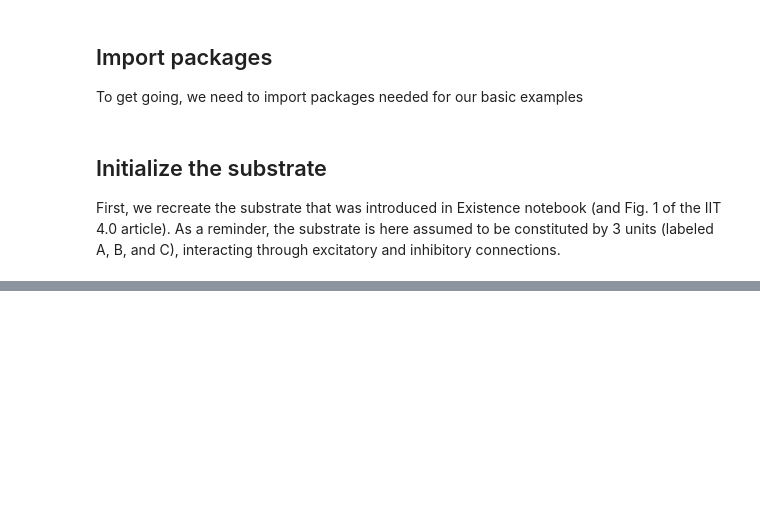
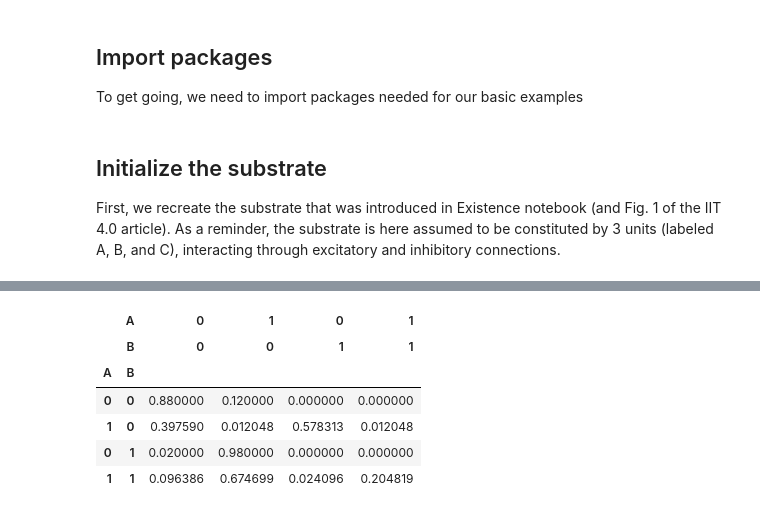
Before and after one commit to bjorneju/IIT_wiki_tutorial, a Jupyter notebook: notebooks/2_intrinsicality.ipynb, the cells around one changed output, grey strips where cells are left out. Saved outputs shown, nothing was run; the diff lists cells and outputs as text; code cells hidden in the pictures; blank space fills up the shorter version.

```diff
--- a/notebooks/2_intrinsicality.ipynb
+++ b/notebooks/2_intrinsicality.ipynb
@@ -73,0 +154,35 @@ So, we first need to find the TPM of the candidate substrate, AB, given that uni
+# %%
+def extract_candidate_tpm(df, background_conditions):
+    # Initialize masks as arrays of True
+    row_mask = np.full(df.shape[0], True)
+    col_mask = np.full(df.shape[1], True)
+
+    # Update the masks for each level specified in background_states
+    for background_units, background_state in background_conditions.items():
+        row_mask &= df.index.get_level_values(background_units) == background_state
+        col_mask &= df.columns.get_level_values(background_units) == background_state
+
+    # Use the masks to extract the desired subset of the data
+    candidate_tpm = df.loc[row_mask, col_mask]
+
+    # Normalize each row so it sums to 1, replace NaNs (caused by 0/0) with 0
+    candidate_tpm = candidate_tpm.div(candidate_tpm.sum(axis=1), axis=0).fillna(0)
+
+    # dropping background condition units from TPM
+    candidate_tpm = candidate_tpm.droplevel(list(background_conditions.keys()))
+    candidate_tpm = candidate_tpm.droplevel(list(background_conditions.keys()), axis=1)
+
+    return candidate_tpm
+# %%
+background_conditions = {2: 1}
+candidate_tpm = extract_candidate_tpm(TPM, background_conditions)
+
+candidate_tpm
+# %% [output]
+|  | A | 0 | 1 | 0 | 1 |
+|  | B | 0 | 0 | 1 | 1 |
+| A | B |  |  |  |  |
+| 0 | 0 | 0.880000 | 0.120000 | 0.000000 | 0.000000 |
+| 1 | 0 | 0.397590 | 0.012048 | 0.578313 | 0.012048 |
+| 0 | 1 | 0.020000 | 0.980000 | 0.000000 | 0.000000 |
+| 1 | 1 | 0.096386 | 0.674699 | 0.024096 | 0.204819 |
```
Also changed, not shown: parts of 19 cells of this notebook, 7 other files.
